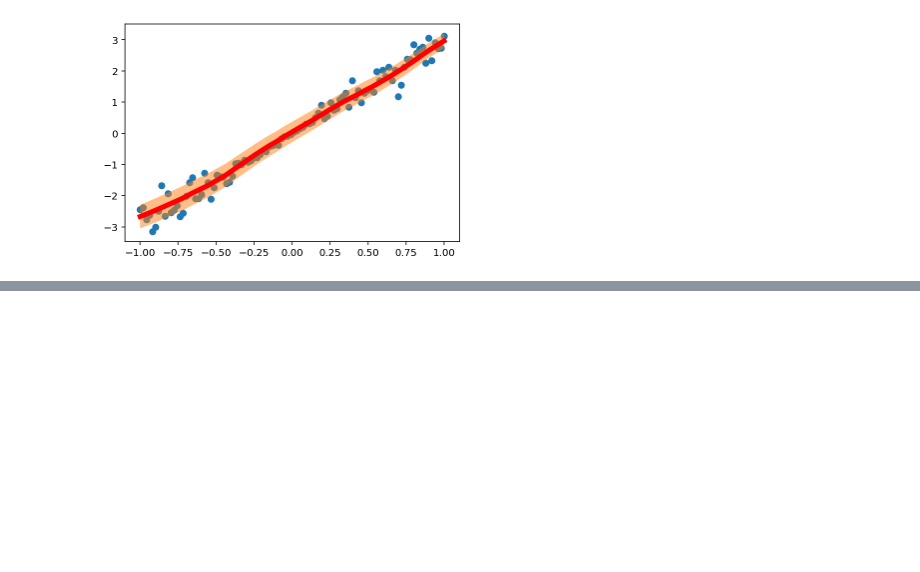
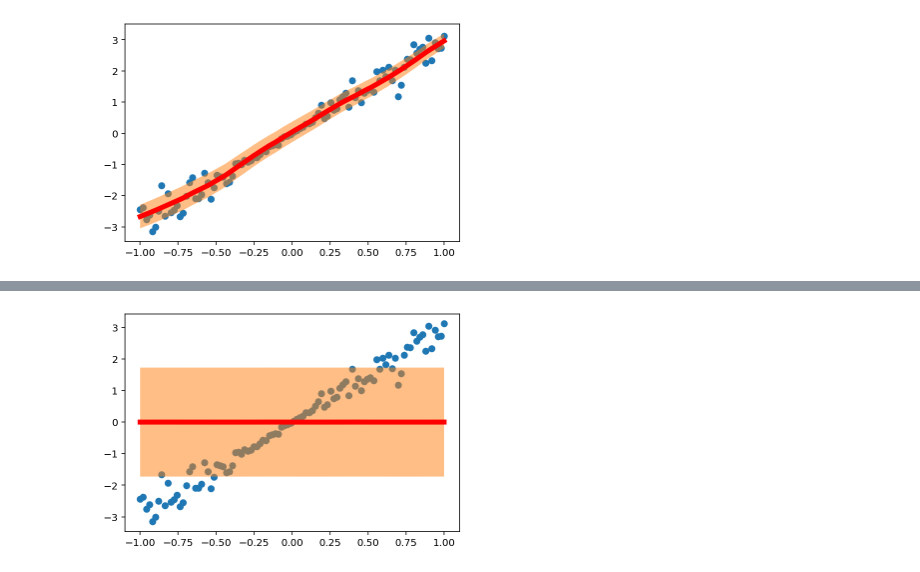
Before and after one commit to patel-zeel/nbblog, a Jupyter notebook: posts/torch-bnn.ipynb, the cells around one changed output, grey strips where cells are left out. Cells and saved outputs as stored; diff of their text form; code cells hidden in the pictures; blank space fills up the shorter version.

Commit message:
added homoskedastic model

```diff
--- a/posts/torch-bnn.ipynb
+++ b/posts/torch-bnn.ipynb
@@ -186,0 +271,17 @@ Image(url='heteroskedastic.gif')
+# %%
+# Plot final predictions
+
+with torch.no_grad():
+    mu = model(x.unsqueeze(1))
+    sigma = torch.exp(log_sigma)
+
+    # Move to cpu
+    mu = mu.cpu().numpy()
+    sigma = sigma.cpu().numpy()
+
+    plt.scatter(x.cpu().numpy(), y.cpu().numpy())
+    plt.plot(x.cpu().numpy(), mu, 'r-', lw=5)
+
+    plt.fill_between(x.cpu().numpy(), (mu - sigma).flatten(), (mu + sigma).flatten(), alpha=0.5)
+# %% [output]
+[figure, added]
```
Also changed, not shown: parts of 3 cells of this notebook.
